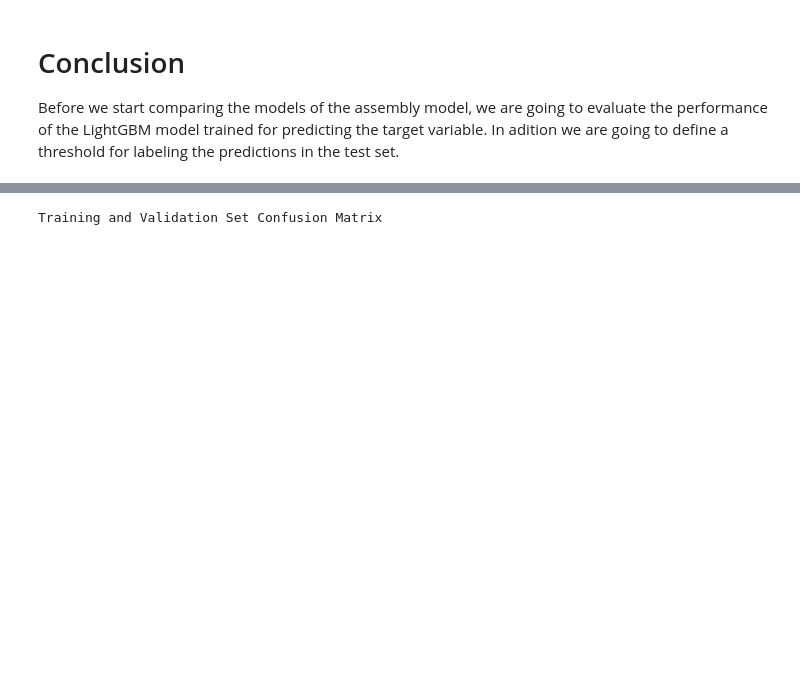
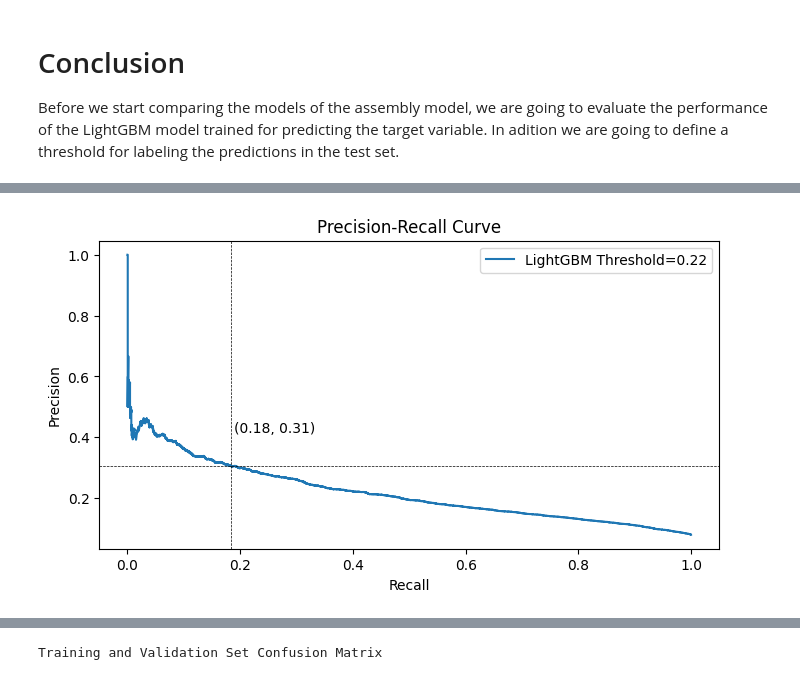
Before and after one commit to jackonedev/pipelines_and_machine_learning, a Jupyter notebook: NN_model.ipynb, the cells around one changed output, grey strips where cells are left out. Drawn from its saved outputs; the diff is of its cells as text; code cells hidden in the pictures; blank space fills up the shorter version.

```diff
--- a/NN_model.ipynb
+++ b/NN_model.ipynb
@@ -246,0 +232,44 @@ import numpy as np
+# %%
+bias_coef = 1.14
+# %%
+# predict probabilities
+train_predict_proba = np.squeeze(mlnn.predict_proba(train_features))
+val_predict_proba = np.squeeze(mlnn.predict_proba(val_features))
+test_predict_proba = np.squeeze(mlnn.predict_proba(test_features))
+
+# Precision-Recall Curve Values
+precision_mlnn, recall_mlnn, thresholds_mlnn = precision_recall_curve(y_true=y_val, probas_pred=val_predict_proba)
+mlnn_stats = pd.DataFrame({"precision":precision_mlnn,"recall": recall_mlnn,"threshold": (list(thresholds_mlnn) + [0.999])})
+
+# Finding the balanced point
+try:
+    balanced_threshold = mlnn_stats.loc[(mlnn_stats["precision"] / mlnn_stats["recall"]) == 1]["threshold"].values[0]
+    balanced_precision = mlnn_stats.loc[(mlnn_stats["precision"] / mlnn_stats["recall"]) == 1]["precision"].values[0]
+    balanced_recall = mlnn_stats.loc[(mlnn_stats["precision"] / mlnn_stats["recall"]) == 1]["recall"].values[0]
+except:
+    aux = mlnn_stats[round(mlnn_stats["precision"] - mlnn_stats["recall"], 4) == 0]
+    balanced_threshold = aux.iloc[round(len(aux)/2)]["threshold"]
+    balanced_precision = aux.iloc[round(len(aux)/2)]["precision"]
+    balanced_recall = aux.iloc[round(len(aux)/2)]["recall"]
+
+
+# Applying bias
+threshold = balanced_threshold * bias_coef
+precision = mlnn_stats.iloc[(mlnn_stats["threshold"] - threshold).abs().argsort()[:1]]["precision"].values[0]
+recall = mlnn_stats.iloc[(mlnn_stats["threshold"] - threshold).abs().argsort()[:1]]["recall"].values[0]
+
+
+# Precision-Recall Curve Plot
+plt.figure(figsize=(8, 4))
+plt.plot(recall_mlnn, precision_mlnn, label="LightGBM Threshold={:.2f}".format(threshold))
+plt.xlabel("Recall")
+plt.ylabel("Precision")
+plt.title("Precision-Recall Curve")
+plt.axvline(x=recall, color="k", linewidth=0.5, linestyle="--")
+plt.axhline(y=precision, color="k", linewidth=0.5, linestyle="--")
+
+plt.text(recall+0.15, precision+0.1, f"({recall:.2f}, {precision:.2f})", fontsize=10, ha='right', va='bottom')
+plt.legend()
+plt.show();
+# %% [output]
+[figure, added]
```
Also changed, not shown: parts of 23 cells of this notebook, 2 other files.
